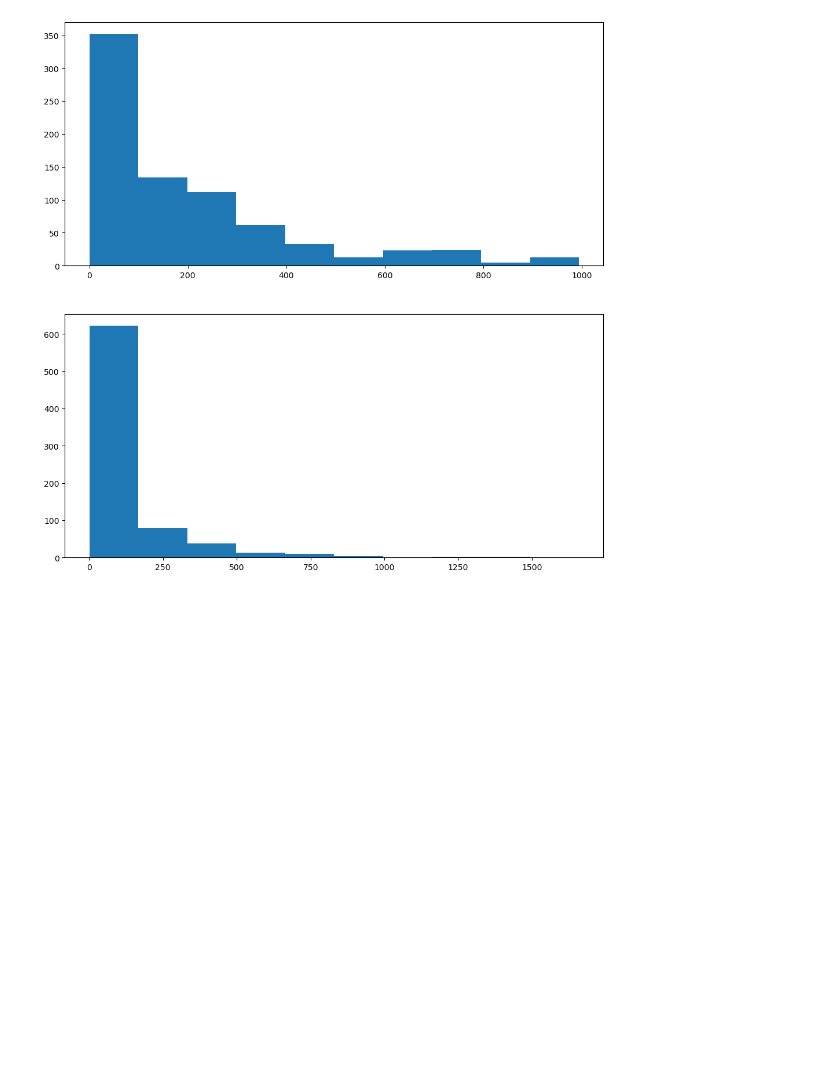
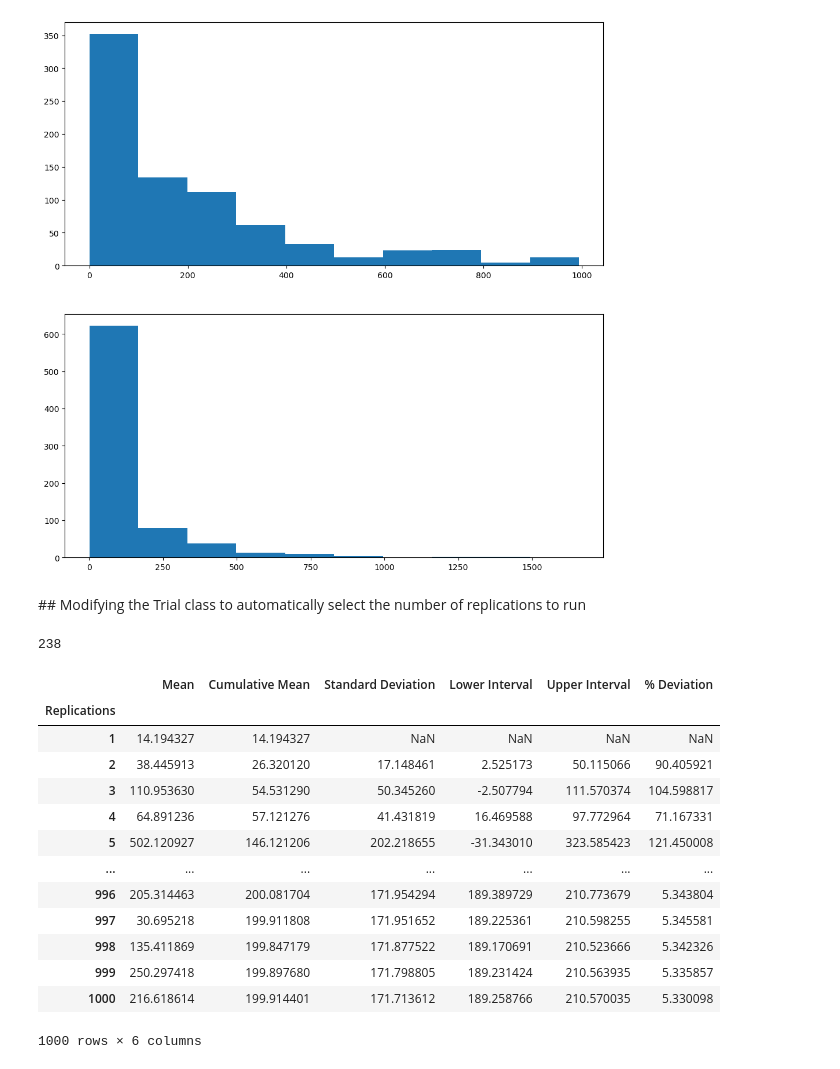
Before and after one commit to beckyexeter/hpdm097_des_assignment, a Jupyter notebook: technical_appendix/model_iterations/01_one-type-of-unplanned-admission.ipynb, the cells around one changed output. Saved outputs shown, nothing was run; the diff lists cells and outputs as text; code cells hidden in the pictures; blank space fills up the shorter version.

```diff
--- a/technical_appendix/model_iterations/01_one-type-of-unplanned-admission.ipynb
+++ b/technical_appendix/model_iterations/01_one-type-of-unplanned-admission.ipynb
@@ -200,3 +215,5 @@ ax[0].hist(all_reps["Queue Time"]);
 ax[1].hist(all_reps["Length of Stay"]);
 # %% [output]
 [figure]
+# %% [markdown]
+## Modifying the Trial class to automatically select the number of replications to run
@@ -202,0 +406,21 @@ ax[1].hist(all_reps["Length of Stay"]);
+# %%
+test_trial.min_reps
+# %% [output]
+238
+# %%
+test_trial.var_wait_df
+# %% [output]
+|  | Mean | Cumulative Mean | Standard Deviation | Lower Interval | Upper Interval | % Deviation |
+| Replications |  |  |  |  |  |  |
+| 1 | 14.194327 | 14.194327 | NaN | NaN | NaN | NaN |
+| 2 | 38.445913 | 26.320120 | 17.148461 | 2.525173 | 50.115066 | 90.405921 |
+| 3 | 110.953630 | 54.531290 | 50.345260 | -2.507794 | 111.570374 | 104.598817 |
+| 4 | 64.891236 | 57.121276 | 41.431819 | 16.469588 | 97.772964 | 71.167331 |
+| 5 | 502.120927 | 146.121206 | 202.218655 | -31.343010 | 323.585423 | 121.450008 |
+| ... | ... | ... | ... | ... | ... | ... |
+| 996 | 205.314463 | 200.081704 | 171.954294 | 189.389729 | 210.773679 | 5.343804 |
+| 997 | 30.695218 | 199.911808 | 171.951652 | 189.225361 | 210.598255 | 5.345581 |
+| 998 | 135.411869 | 199.847179 | 171.877522 | 189.170691 | 210.523666 | 5.342326 |
+| 999 | 250.297418 | 199.897680 | 171.798805 | 189.231424 | 210.563935 | 5.335857 |
+| 1000 | 216.618614 | 199.914401 | 171.713612 | 189.258766 | 210.570035 | 5.330098 |
+1000 rows × 6 columns
```
Also changed, not shown: parts of 16 cells of this notebook, 2 other files.
